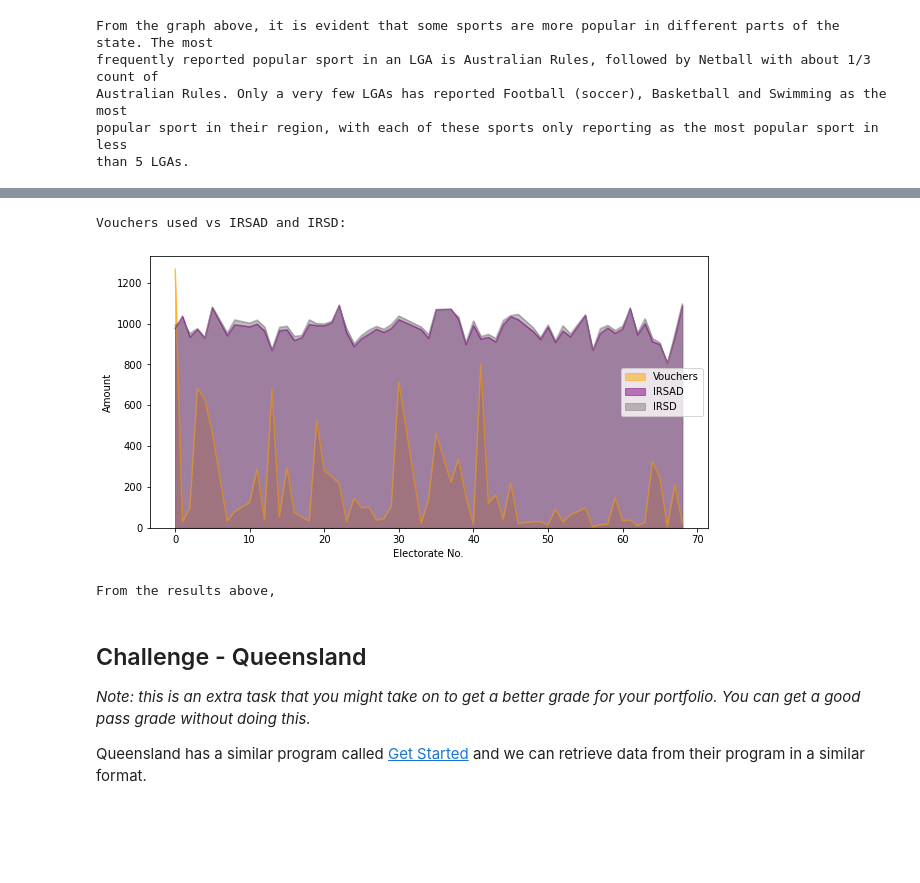
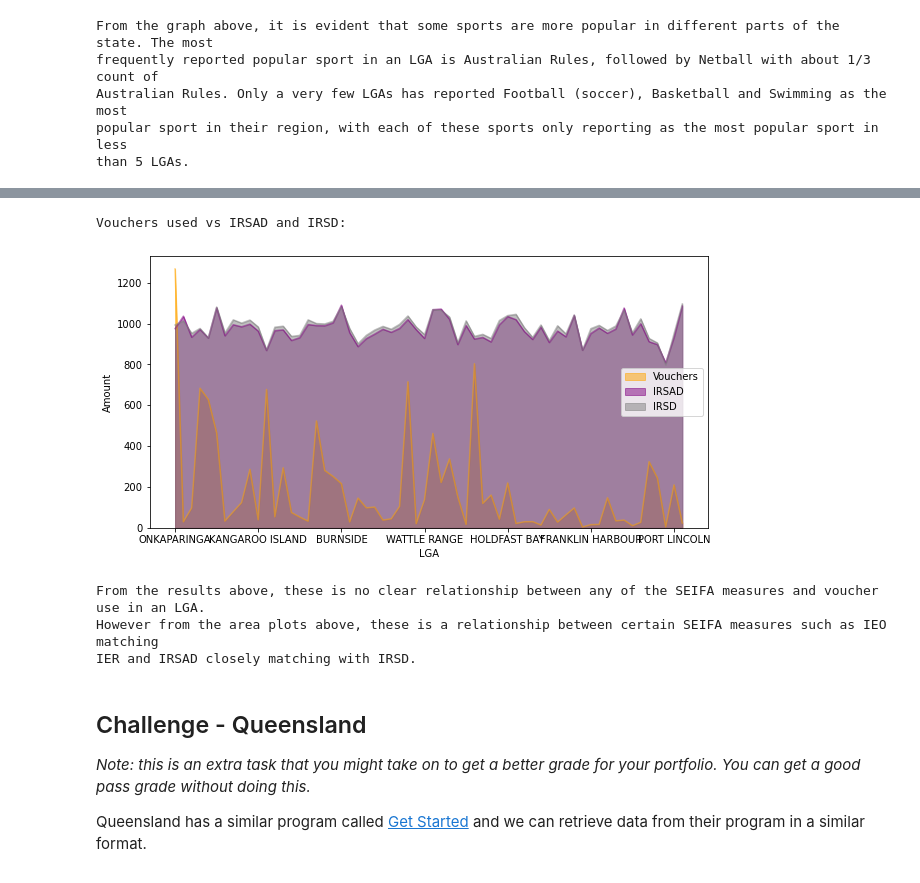
Before and after one commit to MQCOMP2200-S2-2021/data-science-portfolio-JoeB-cybersecurity, a Jupyter notebook: Portfolio 2.ipynb, the cells around one changed output, grey strips where cells are left out. Drawn from its saved outputs; the diff is of its cells as text; code cells hidden in the pictures; blank space fills up the shorter version.

```diff
--- a/Portfolio 2.ipynb
+++ b/Portfolio 2.ipynb
@@ -281,8 +249,8 @@ def most_popular_sport(LGA,i):
         i = i + 1
 
 most_popular_sport(sa_vouchers_scores.Participant_LGA.unique(),0)
-combine = {'LGA':LGA_pop,'Vouchers':Amount_vo, 'IEO':IEO, 'IER':IER, 'IRSAD':IRSAD, 'IRSD':IRSD}
-df2 = pd.DataFrame(data=combine)
+combine = {'Vouchers':Amount_vo, 'IEO':IEO, 'IER':IER, 'IRSAD':IRSAD, 'IRSD':IRSD}
+df2 = pd.DataFrame(data=combine,index=LGA_pop)
 df2 = df2.dropna(axis='rows') #drop nan values/no electorate
 df2.head()
 # %% [output]
@@ -303,15 +271,19 @@ Spread of voucher use in each Electorate:
 # %%
 df2[["Vouchers","IRSAD","IRSD"]].plot.area(stacked=False,color=("orange","purple","grey"),figsize=(10,5))
 plt.ylabel('Amount')
-plt.xlabel('Electorate No.')
+plt.xlabel('LGA')
 print("Vouchers used vs IRSAD and IRSD:")
 # %% [output]
 Vouchers used vs IRSAD and IRSD:
-[figure, old version]
+[figure, new version]
-# %%
-print("From the results above, ")
-# %% [output]
-From the results above,
+# %%
+print("From the results above, these is no clear relationship between any of the SEIFA measures and voucher use in an LGA.\n"
+     "However from the area plots above, these is a relationship between certain SEIFA measures such as IEO matching\nIER"
+     " and IRSAD closely matching with IRSD.")
+# %% [output]
+From the results above, these is no clear relationship between any of the SEIFA measures and voucher use in an LGA.
+However from the area plots above, these is a relationship between certain SEIFA measures such as IEO matching
+IER and IRSAD closely matching with IRSD.
 # %% [markdown]
 ## Challenge - Queensland
 
```
Also changed, not shown: parts of 22 cells of this notebook.
